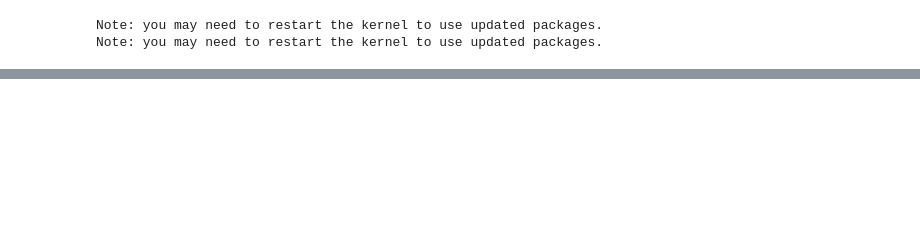
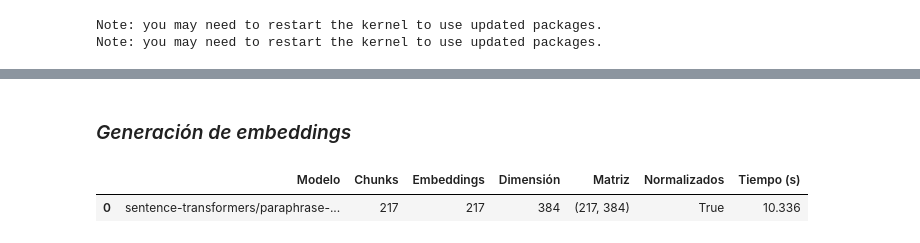
Before and after one commit to abner-rivas/Laboratorio---ML, a Jupyter notebook: laboratorio_ml_qa.ipynb, the cells around one changed output, grey strips where cells are left out. Cells and saved outputs as stored; diff of their text form; code cells hidden in the pictures; blank space fills up the shorter version.

```diff
--- a/laboratorio_ml_qa.ipynb
+++ b/laboratorio_ml_qa.ipynb
@@ -429,20 +347,2 @@ Entre las ventajas de QA sobre la búsqueda de información se encuentran:
 # %% [markdown]
 ### *Contexto propio*
-# %%
-contexto_propio = """
-En los sistemas informáticos modernos, la inteligencia artificial (IA) reúne métodos que permiten automatizar tareas como clasificar mensajes, reconocer imágenes y apoyar decisiones.
-Dentro de este campo, Machine Learning es la rama que permite a los programas aprender patrones a partir de datos sin recibir una regla explícita para cada caso.
-El aprendizaje supervisado utiliza ejemplos etiquetados: cada entrada se acompaña de la salida correcta. Así, un clasificador puede aprender a detectar correos maliciosos en un
-servicio de ciberseguridad. El aprendizaje no supervisado, en cambio, busca estructuras en datos sin etiquetas y puede agrupar equipos con comportamientos similares dentro de una red.
-La selección del enfoque depende del problema, de la disponibilidad de etiquetas y del costo de producirlas. Integrar un modelo en un sistema informático exige más que entrenarlo.
-Durante el desarrollo se separan datos para entrenamiento, validación y prueba con el fin de estimar su capacidad de generalización. En producción se supervisa el modelo para detectar
-degradación causada por cambios en los datos. Cuando la latencia y la privacidad son prioritarias, la inferencia puede ejecutarse en dispositivos periféricos mediante edge computing;
-en otros casos, se emplean servicios en la nube para escalar el procesamiento. También existen riesgos. Si los datos históricos representan de forma desigual a distintos grupos, puede
-aparecer sesgo y producir decisiones injustas. La trazabilidad de los datos, el código y los parámetros permite reconstruir qué versión del modelo produjo un resultado.
-La explicabilidad ayuda a comunicar los factores que influyeron en una predicción, mientras que la supervisión humana permite revisar casos sensibles. Para reducir costos computacionales
-pueden utilizarse modelos compactos y aceleradores especializados. Por estas razones, un sistema responsable debe combinar rendimiento predictivo, calidad de datos, seguridad,
-explicabilidad, supervisión humana y evaluación continua. Machine Learning aporta valor cuando el objetivo está bien definido y sus resultados se verifican con criterios técnicos y éticos.
-""".strip()
-
-cantidad_palabras_contexto = len(contexto_propio.split())
-print(f"Cantidad de palabras del contexto: {cantidad_palabras_contexto}")
@@ -2447,0 +1515,30 @@ Note: you may need to restart the kernel to use updated packages.
+# %% [markdown]
+### *Generación de embeddings*
+# %%
+textos_fragmentos_rag = [fragmento["texto"] for fragmento in fragmentos_rag]
+
+inicio_embeddings_rag = time.perf_counter()
+embeddings_rag = modelo_embeddings_rag.encode(
+    textos_fragmentos_rag,
+    batch_size=32,
+    convert_to_numpy=True,
+    normalize_embeddings=True,
+    show_progress_bar=False,
+).astype(np.float32)
+tiempo_embeddings_rag = time.perf_counter() - inicio_embeddings_rag
+
+assert embeddings_rag.shape == (len(fragmentos_rag), dimension_embeddings)
+assert np.allclose(np.linalg.norm(embeddings_rag, axis=1), 1.0, atol=1e-5)
+
+display(pd.DataFrame([{
+    "Modelo": MODELO_EMBEDDINGS_RAG,
+    "Chunks": len(fragmentos_rag),
+    "Embeddings": embeddings_rag.shape[0],
+    "Dimensión": embeddings_rag.shape[1],
+    "Matriz": str(embeddings_rag.shape),
+    "Normalizados": True,
+    "Tiempo (s)": tiempo_embeddings_rag,
+}]).style.format({"Tiempo (s)": "{:.3f}"}))
+# %% [output]
+|  | Modelo | Chunks | Embeddings | Dimensión | Matriz | Normalizados | Tiempo (s) |
+| 0 | sentence-transformers/paraphrase-... | 217 | 217 | 384 | (217, 384) | True | 10.336 |
```
Also changed, not shown: parts of 55 cells of this notebook.
